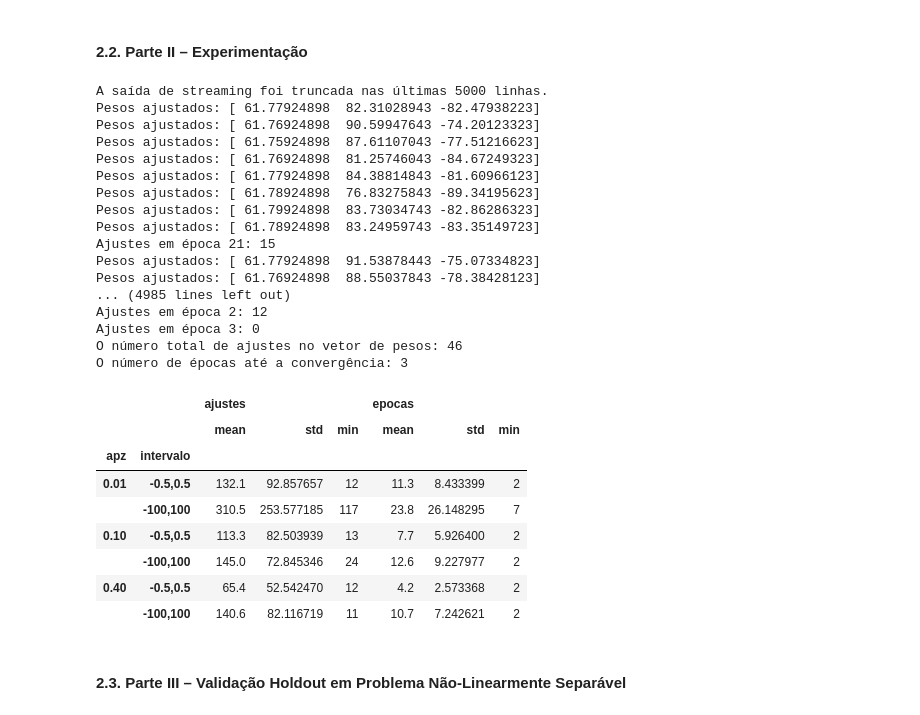
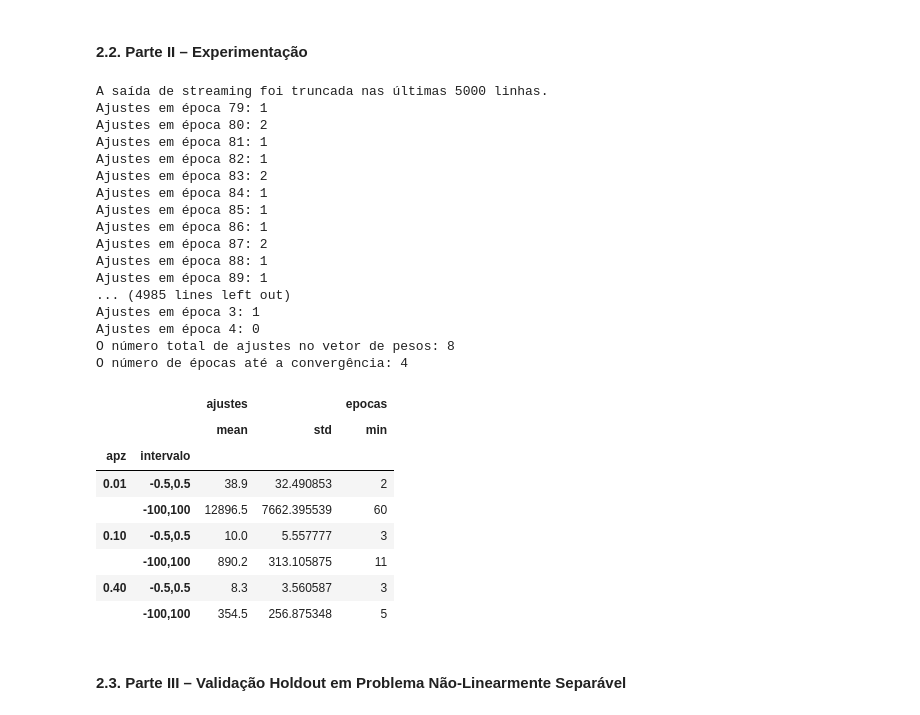
Before and after one commit to delrickOliveira/rna_2021_2.1, a Jupyter notebook: RNA_2_1_sugestao.ipynb, the cells around one changed output. Saved outputs shown, nothing was run; the diff lists cells and outputs as text; code cells hidden in the pictures.

```diff
--- a/RNA_2_1_sugestao.ipynb
+++ b/RNA_2_1_sugestao.ipynb
@@ -148,5 +124,5 @@ class Perceptron(object):
 # %%
 rede = Perceptron()
 # %%
-rede_ajustada = rede.fit(X, yd)
+rede_ajustada = rede.fit(X, yd, print_ajuste=True)
 # %% [output]
@@ -270,50 +246,53 @@ plt.show()
 [figure]
 # %% [markdown]
 #### 2.2. Parte II – Experimentação
+# %%
+X, yd, _ = conv_inp_out('data0.txt')
 # %%
 apzs = [0.4, 0.1, 0.01]
 lmt = [(-100,100), (-0.5,0.5)]
-N = 10
+n = 10
 # %%
 data_list = list()
 for ini, fim in lmt:
   for apz in apzs:
     rede = Perceptron(apz=apz, ini_intervalo=ini, fim_intervalo=fim)
-    for i in range(1,N+1):
+    for i in range(1,n+1):
       rede_ajustada = rede.fit(X, yd)
       data_list.append((apz, str(ini)+','+str(fim), rede_ajustada.ajustes, rede_ajustada.epocas))
 # %% [output]
 A saída de streaming foi truncada nas últimas 5000 linhas.
-Pesos ajustados: [ 61.77924898  82.31028943 -82.47938223]
-Pesos ajustados: [ 61.76924898  90.59947643 -74.20123323]
-Pesos ajustados: [ 61.75924898  87.61107043 -77.51216623]
-Pesos ajustados: [ 61.76924898  81.25746043 -84.67249323]
-Pesos ajustados: [ 61.77924898  84.38814843 -81.60966123]
-Pesos ajustados: [ 61.78924898  76.83275843 -89.34195623]
-Pesos ajustados: [ 61.79924898  83.73034743 -82.86286323]
-Pesos ajustados: [ 61.78924898  83.24959743 -83.35149723]
-Ajustes em época 21: 15
-Pesos ajustados: [ 61.77924898  91.53878443 -75.07334823]
-Pesos ajustados: [ 61.76924898  88.55037843 -78.38428123]
+Ajustes em época 79: 1
+Ajustes em época 80: 2
+Ajustes em época 81: 1
+Ajustes em época 82: 1
+Ajustes em época 83: 2
+Ajustes em época 84: 1
+Ajustes em época 85: 1
+Ajustes em época 86: 1
+Ajustes em época 87: 2
+Ajustes em época 88: 1
+Ajustes em época 89: 1
 ... (4985 lines left out)
-Ajustes em época 2: 12
-Ajustes em época 3: 0
-O número total de ajustes no vetor de pesos: 46
-O número de épocas até a convergência: 3
+Ajustes em época 3: 1
+Ajustes em época 4: 0
+O número total de ajustes no vetor de pesos: 8
+O número de épocas até a convergência: 4
 # %%
 data = pd.DataFrame(data_list, columns=['apz','intervalo','ajustes','epocas'])
 # %%
 gb = data.groupby(['apz','intervalo'])
-gb.agg(['mean','std','min'])
+resumo = gb.agg(['mean','std','min']).drop([('ajustes', 'min'), ('epocas', 'mean'), ('epocas', 'std')], axis = 1)
+resumo
 # %% [output]
-|  |  | ajustes |  |  | epocas |  |  |
-|  |  | mean | std | min | mean | std | min |
-| apz | intervalo |  |  |  |  |  |  |
-| 0.01 | -0.5,0.5 | 132.1 | 92.857657 | 12 | 11.3 | 8.433399 | 2 |
-|  | -100,100 | 310.5 | 253.577185 | 117 | 23.8 | 26.148295 | 7 |
-| 0.10 | -0.5,0.5 | 113.3 | 82.503939 | 13 | 7.7 | 5.926400 | 2 |
-|  | -100,100 | 145.0 | 72.845346 | 24 | 12.6 | 9.227977 | 2 |
-| 0.40 | -0.5,0.5 | 65.4 | 52.542470 | 12 | 4.2 | 2.573368 | 2 |
-|  | -100,100 | 140.6 | 82.116719 | 11 | 10.7 | 7.242621 | 2 |
+|  |  | ajustes |  | epocas |
+|  |  | mean | std | min |
+| apz | intervalo |  |  |  |
+| 0.01 | -0.5,0.5 | 38.9 | 32.490853 | 2 |
+|  | -100,100 | 12896.5 | 7662.395539 | 60 |
+| 0.10 | -0.5,0.5 | 10.0 | 5.557777 | 3 |
+|  | -100,100 | 890.2 | 313.105875 | 11 |
+| 0.40 | -0.5,0.5 | 8.3 | 3.560587 | 3 |
+|  | -100,100 | 354.5 | 256.875348 | 5 |
 # %% [markdown]
 #### 2.3. Parte III – Validação Holdout em Problema Não-Linearmente Separável
```
Also changed, not shown: parts of 39 cells of this notebook.
